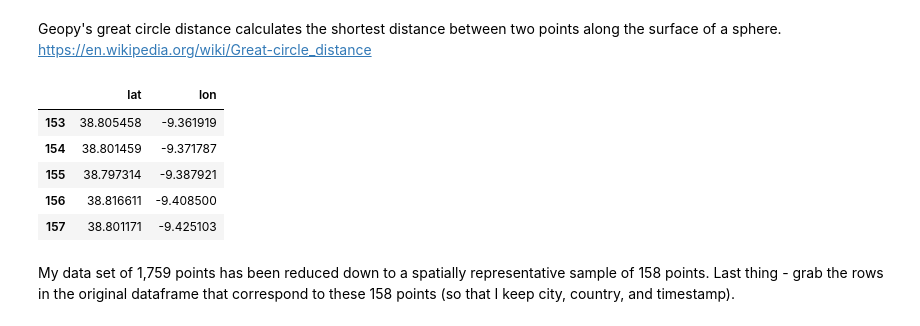
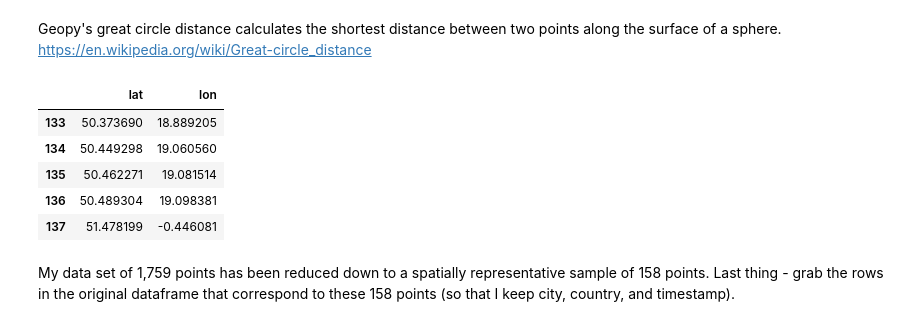
Before and after one commit to gboeing/ppde642, a Jupyter notebook: 15-Spatial-Cluster-Analysis/cluster-analysis.ipynb, the cells around one changed output. Saved outputs shown, nothing was run; the diff lists cells and outputs as text; code cells hidden in the pictures.

```diff
--- a/15-Spatial-Cluster-Analysis/cluster-analysis.ipynb
+++ b/15-Spatial-Cluster-Analysis/cluster-analysis.ipynb
@@ -80,0 +64,6 @@ print(num_clusters)
+# %%
+# represent points consistently as (lat, lon)
+coords = df.as_matrix(columns=['lat', 'lon'])
+
+# define epsilon as 10 kilometers, converted to radians for use by haversine
+epsilon = 10 / kms_per_radian
@@ -118,8 +115,18 @@ Now you try: experiment with different epsilon values, minimum sizes, and colorm
 
 Rather than clustering to discover groups, I want to cluster to reduce the size of my data set. Even zoomed in very close, several locations have hundreds of data points stacked directly on top of each other due to the duration of time spent at one location. Unless we are interested in time dynamics, we simply do not need all of these spatially redundant points – they just bloat the data set’s size.
 # %%
-# set eps low so clusters are only formed by very close points
+# set eps low (1.5km) so clusters are only formed by very close points
+epsilon = 1.5 / kms_per_radian
+
 # set min_samples to 1 so we get no noise - every point will be in a cluster even if it's a cluster of 1
-db = DBSCAN(eps=.01, min_samples=1).fit(coordinates)
+start_time = time.time()
+db = DBSCAN(eps=epsilon, min_samples=1, algorithm='ball_tree', metric='haversine').fit(np.radians(coords))
 cluster_labels = db.labels_
-#str(list(cluster_labels))
+unique_labels = set(cluster_labels)
+
+# get the number of clusters
+num_clusters = len(set(cluster_labels))
+
+# all done, print the outcome
+message = 'Clustered {:,} points down to {:,} clusters, for {:.1f}% compression in {:,.2f} seconds'
+print(message.format(len(df), num_clusters, 100*(1 - float(num_clusters) / len(df)), time.time()-start_time))
@@ -132,5 +141,5 @@ Number of clusters: 158
 # %%
 # create a series to contain the clusters - each element in the series is the points that compose each cluster
-clusters = pd.Series([coordinates[cluster_labels == n] for n in range(num_clusters)])
+clusters = pd.Series([coords[cluster_labels == n] for n in range(num_clusters)])
 clusters.tail()
 # %% [output]
@@ -145,27 +156,29 @@ Calculate the approximate centroid of a cluster of points using shapely's centro
 # %%
 # given a cluster of points, return the point nearest to the cluster's centroid
 def get_centermost_point(cluster):
-    centroid = MultiPoint(cluster).centroid.x, MultiPoint(cluster).centroid.y
+    centroid = (MultiPoint(cluster).centroid.x, MultiPoint(cluster).centroid.y)
     centermost_point = min(cluster, key=lambda point: great_circle(point, centroid).m)
-    return centermost_point
+    return tuple(centermost_point)
 # %% [markdown]
 Geopy's great circle distance calculates the shortest distance between two points along the surface of a sphere. https://en.wikipedia.org/wiki/Great-circle_distance
 # %%
 # find the point in each cluster that is closest to its centroid
 centermost_points = clusters.map(get_centermost_point)
 
-# use list comprehension to extract the lat and lon out of the resulting points tuples as new dataframe columns
-longitudes = [point[0] for point in centermost_points]
-latitudes = [point[1] for point in centermost_points]
-representative_points = pd.DataFrame({'lon':longitudes, 'lat':latitudes})
+# unzip the list of centermost points (lat, lon) tuples into separate lat and lon lists
+lats, lons = zip(*centermost_points)
+
+# from these lats/lons create a new df of one representative point for each cluster
+representative_points = pd.DataFrame({'lon':lons, 'lat':lats})
 representative_points.tail()
+representative_points.tail()
 # %% [output]
 |  | lat | lon |
-| 153 | 38.805458 | -9.361919 |
-| 154 | 38.801459 | -9.371787 |
-| 155 | 38.797314 | -9.387921 |
-| 156 | 38.816611 | -9.408500 |
-| 157 | 38.801171 | -9.425103 |
+| 133 | 50.373690 | 18.889205 |
+| 134 | 50.449298 | 19.060560 |
+| 135 | 50.462271 | 19.081514 |
+| 136 | 50.489304 | 19.098381 |
+| 137 | 51.478199 | -0.446081 |
 # %% [markdown]
 My data set of 1,759 points has been reduced down to a spatially representative sample of 158 points. Last thing - grab the rows in the original dataframe that correspond to these 158 points (so that I keep city, country, and timestamp).
 # %%
```
Also changed, not shown: parts of 19 cells of this notebook, 1 other file.
